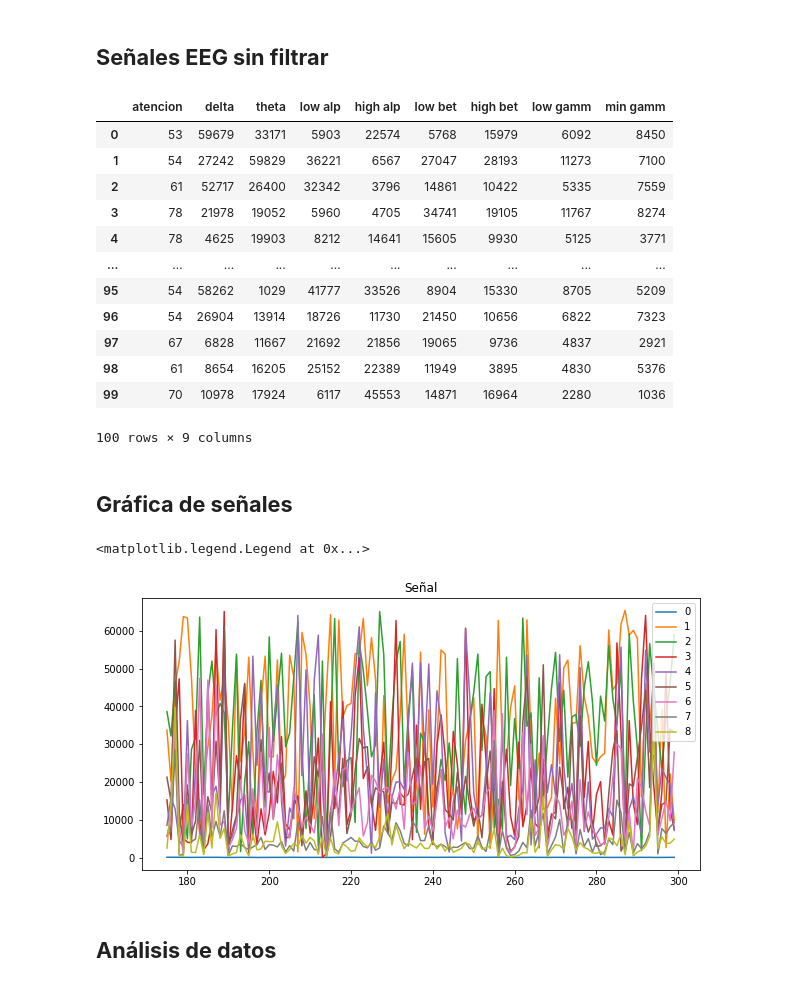
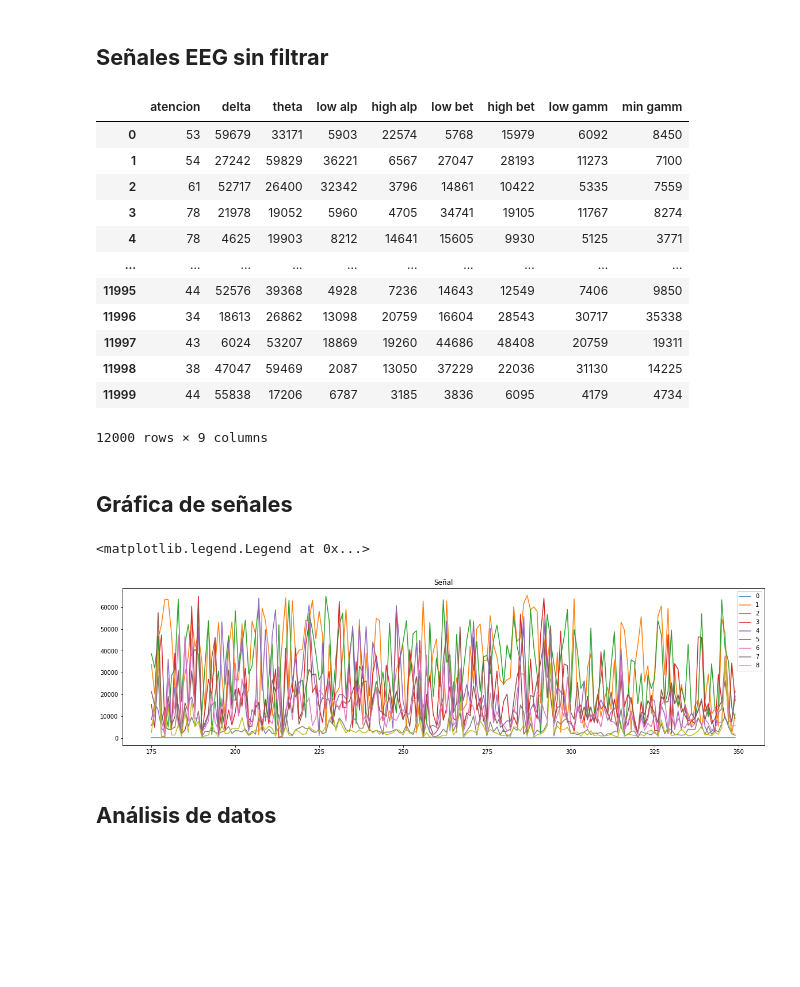
Before and after one commit to KevinEnriquez96/Proyecto-de-titulacion, a Jupyter notebook: filtrosSeñalesEEG.ipynb, the cells around one changed output. Drawn from its saved outputs; the diff is of its cells as text; code cells hidden in the pictures; blank space fills up the shorter version.

```diff
--- a/filtrosSeñalesEEG.ipynb
+++ b/filtrosSeñalesEEG.ipynb
@@ -11,9 +11,9 @@ from sklearn.preprocessing import MinMaxScaler
 # %% [markdown]
 ## **Señales EEG sin filtrar**
 # %%
-df=pd.read_csv('datos.csv')
+df=pd.read_csv('RecopilacionDatosEEG.csv')
 
-df.head(100)
+df.head(12002)
 # %% [output]
 |  | atencion | delta | theta | low alp | high alp | low bet | high bet | low gamm | min gamm |
 | 0 | 53 | 59679 | 33171 | 5903 | 22574 | 5768 | 15979 | 6092 | 8450 |
@@ -22,26 +22,26 @@ df.head(100)
 | 3 | 78 | 21978 | 19052 | 5960 | 4705 | 34741 | 19105 | 11767 | 8274 |
 | 4 | 78 | 4625 | 19903 | 8212 | 14641 | 15605 | 9930 | 5125 | 3771 |
 | ... | ... | ... | ... | ... | ... | ... | ... | ... | ... |
-| 95 | 54 | 58262 | 1029 | 41777 | 33526 | 8904 | 15330 | 8705 | 5209 |
-| 96 | 54 | 26904 | 13914 | 18726 | 11730 | 21450 | 10656 | 6822 | 7323 |
-| 97 | 67 | 6828 | 11667 | 21692 | 21856 | 19065 | 9736 | 4837 | 2921 |
-| 98 | 61 | 8654 | 16205 | 25152 | 22389 | 11949 | 3895 | 4830 | 5376 |
-| 99 | 70 | 10978 | 17924 | 6117 | 45553 | 14871 | 16964 | 2280 | 1036 |
+| 11995 | 44 | 52576 | 39368 | 4928 | 7236 | 14643 | 12549 | 7406 | 9850 |
+| 11996 | 34 | 18613 | 26862 | 13098 | 20759 | 16604 | 28543 | 30717 | 35338 |
+| 11997 | 43 | 6024 | 53207 | 18869 | 19260 | 44686 | 48408 | 20759 | 19311 |
+| 11998 | 38 | 47047 | 59469 | 2087 | 13050 | 37229 | 22036 | 31130 | 14225 |
+| 11999 | 44 | 55838 | 17206 | 6787 | 3185 | 3836 | 6095 | 4179 | 4734 |
-100 rows × 9 columns
+12000 rows × 9 columns
 # %%
 x1 = df.values
-xv = x1.reshape(300,9)
+xv = x1.reshape(12000,9)
 df1 = pd.DataFrame(xv)
 # %% [markdown]
 ## **Gráfica de señales**
 # %%
-df1[175:350].plot(figsize=(10,5))
+df1[175:350].plot(figsize=(20,5))
 #f[2000:4000].plot(figsize=(10,5))
 plt.title('Señal')
 plt.legend(loc='best')
 # %% [output]
 <matplotlib.legend.Legend at 0x...>
-[figure, old version]
+[figure, new version]
 # %% [markdown]
 ## **Análisis de datos**
 # %%
```
Also changed, not shown: parts of 14 cells of this notebook.
